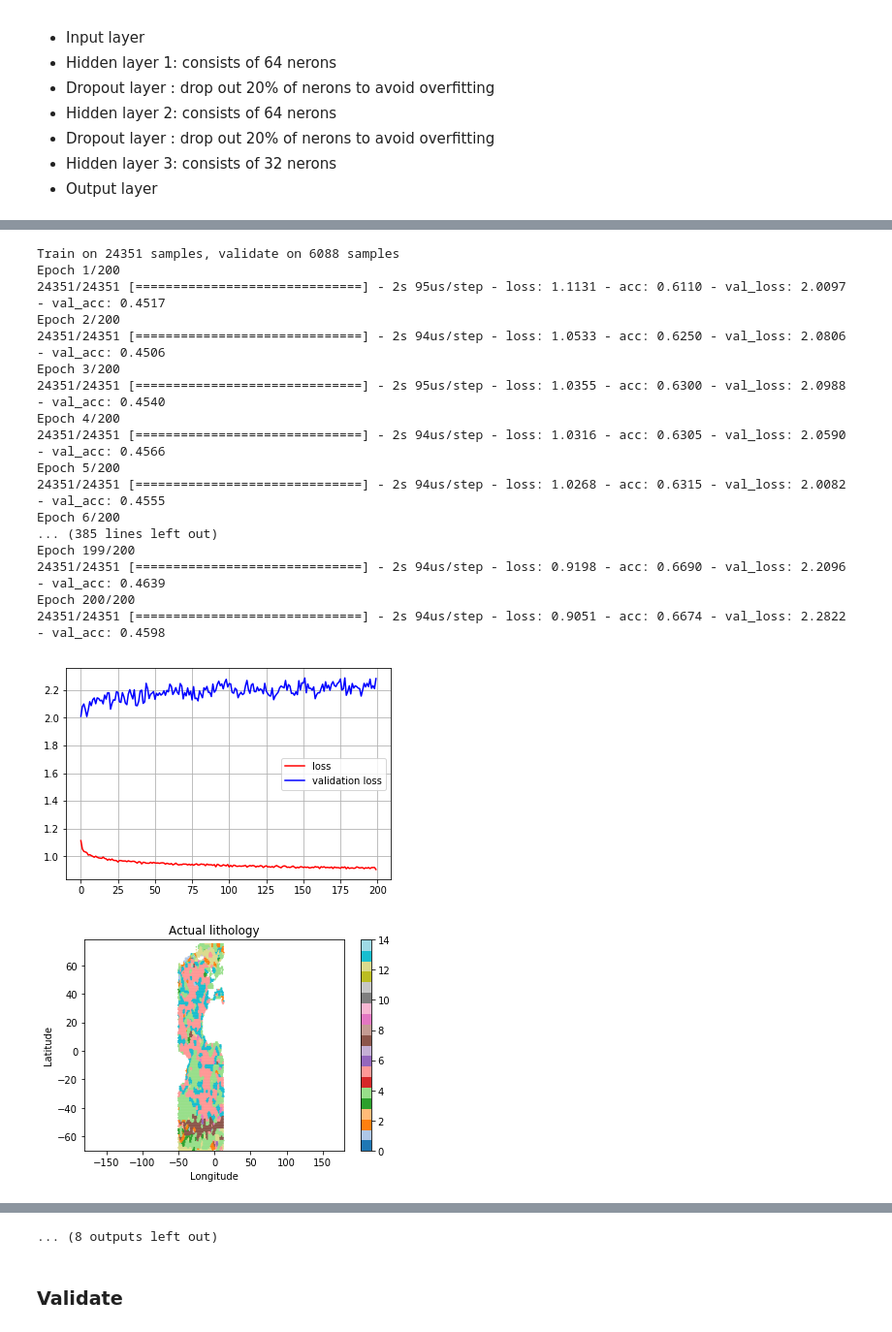
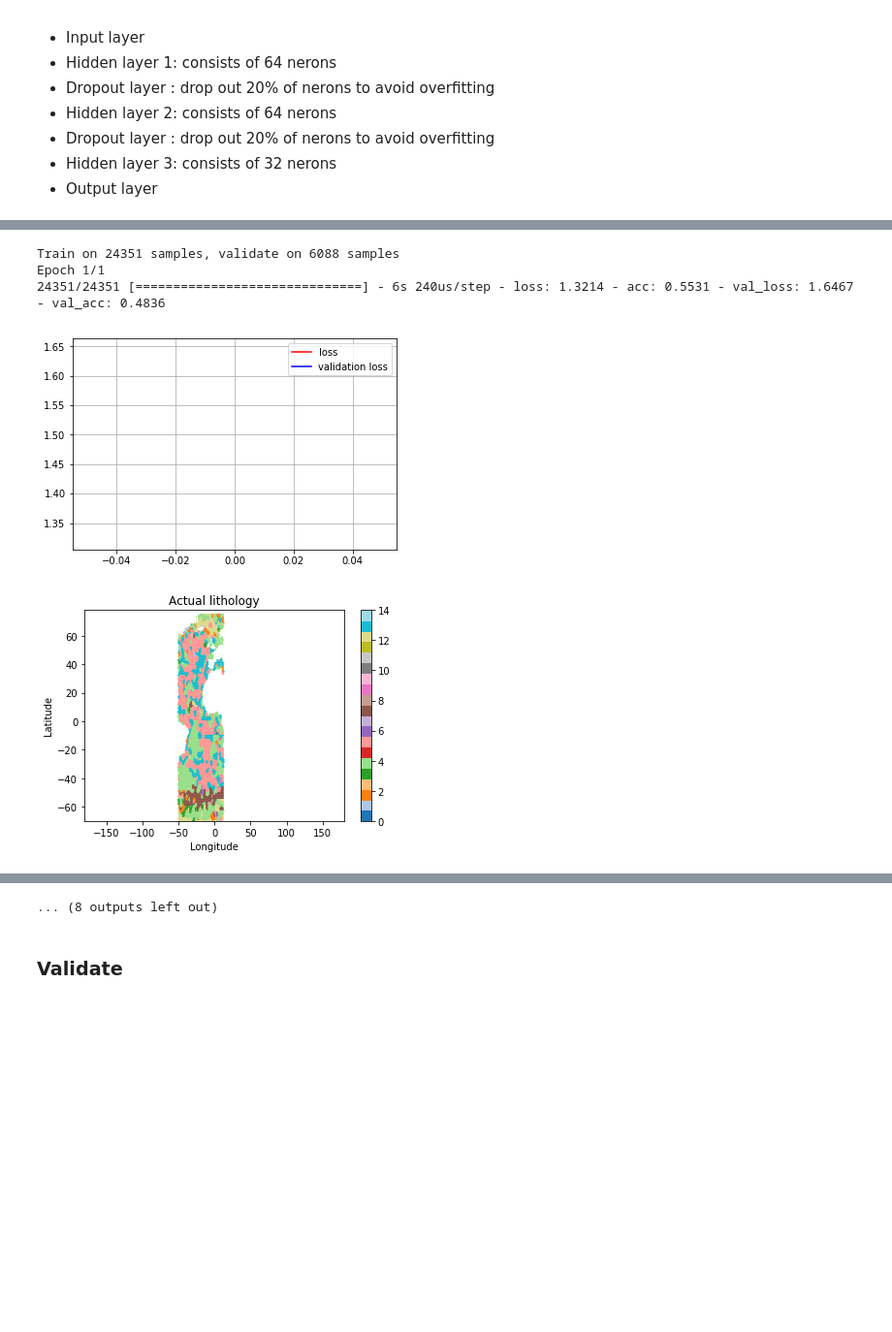
Before and after one commit to joyceyuu/sea, a Jupyter notebook: Keras Lithology 2.ipynb, the cells around one changed output, grey strips where cells are left out. Shown at 97% size. Cells and saved outputs as stored; diff of their text form; code cells hidden in the pictures; blank space fills up the shorter version.

Commit message:
Run for 1 epochs

```diff
--- a/Keras Lithology 2.ipynb
+++ b/Keras Lithology 2.ipynb
@@ -167,7 +167,7 @@ Non-trainable params: 0
 _________________________________________________________________
 # %%
 # parameters for training
-epochs = 200
+epochs = 1
 batch_size = 5
 verbose = True
 
@@ -242,19 +214,5 @@ Epoch 200/200
 Train on 24351 samples, validate on 6088 samples
-Epoch 1/200
-24351/24351 [==============================] - 2s 95us/step - loss: 1.1131 - acc: 0.6110 - val_loss: 2.0097 - val_acc: 0.4517
-Epoch 2/200
-24351/24351 [==============================] - 2s 94us/step - loss: 1.0533 - acc: 0.6250 - val_loss: 2.0806 - val_acc: 0.4506
-Epoch 3/200
-24351/24351 [==============================] - 2s 95us/step - loss: 1.0355 - acc: 0.6300 - val_loss: 2.0988 - val_acc: 0.4540
-Epoch 4/200
-24351/24351 [==============================] - 2s 94us/step - loss: 1.0316 - acc: 0.6305 - val_loss: 2.0590 - val_acc: 0.4566
-Epoch 5/200
-24351/24351 [==============================] - 2s 94us/step - loss: 1.0268 - acc: 0.6315 - val_loss: 2.0082 - val_acc: 0.4555
-Epoch 6/200
-... (385 lines left out)
-Epoch 199/200
-24351/24351 [==============================] - 2s 94us/step - loss: 0.9198 - acc: 0.6690 - val_loss: 2.2096 - val_acc: 0.4639
-Epoch 200/200
-24351/24351 [==============================] - 2s 94us/step - loss: 0.9051 - acc: 0.6674 - val_loss: 2.2822 - val_acc: 0.4598
+Epoch 1/1
+24351/24351 [==============================] - 6s 240us/step - loss: 1.3214 - acc: 0.5531 - val_loss: 1.6467 - val_acc: 0.4836
-[figure, old version]
+[figure, new version]
 [figure]
```
Also changed, not shown: parts of 4 cells of this notebook.
